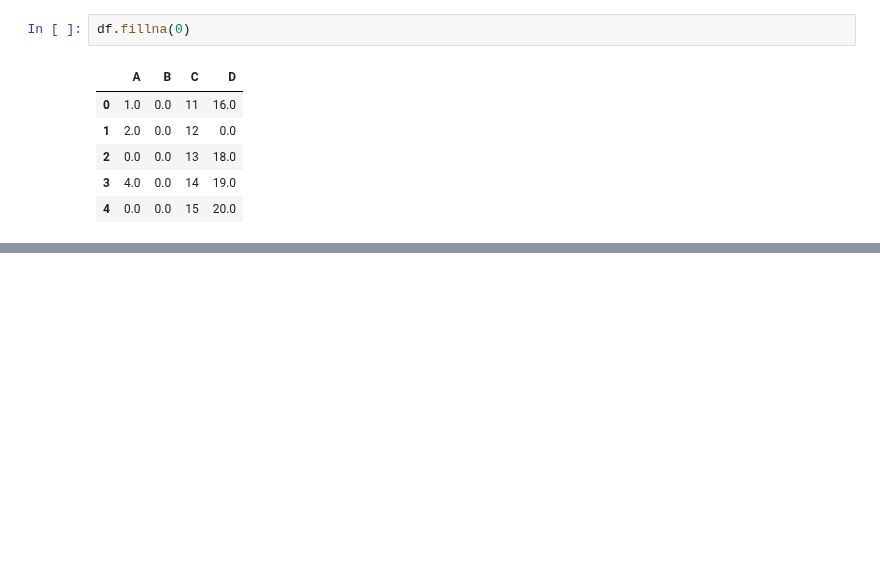
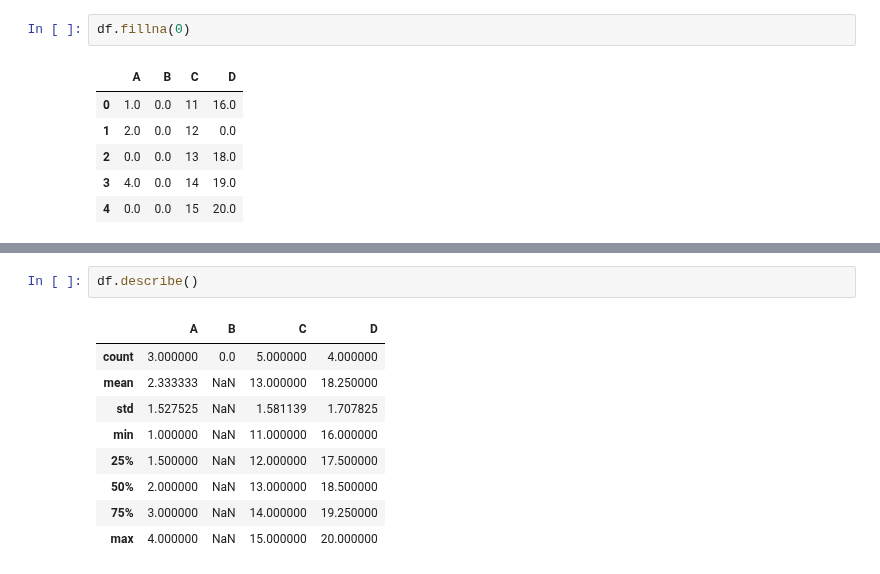
Before and after one commit to RaisulislamRimon/data-science-notes, a Jupyter notebook: module_6/module_6_class/class_1/2_panda.ipynb, the cells around one changed output, grey strips where cells are left out. Cells and saved outputs as stored; diff of their text form; blank space fills up the shorter version.

```diff
--- a/module_6/module_6_class/class_1/2_panda.ipynb
+++ b/module_6/module_6_class/class_1/2_panda.ipynb
@@ -645,0 +759,12 @@ df.fillna(0)
+# %%
+df.describe()
+# %% [output]
+|  | A | B | C | D |
+| count | 3.000000 | 0.0 | 5.000000 | 4.000000 |
+| mean | 2.333333 | NaN | 13.000000 | 18.250000 |
+| std | 1.527525 | NaN | 1.581139 | 1.707825 |
+| min | 1.000000 | NaN | 11.000000 | 16.000000 |
+| 25% | 1.500000 | NaN | 12.000000 | 17.500000 |
+| 50% | 2.000000 | NaN | 13.000000 | 18.500000 |
+| 75% | 3.000000 | NaN | 14.000000 | 19.250000 |
+| max | 4.000000 | NaN | 15.000000 | 20.000000 |
```
Also changed, not shown: parts of 16 cells of this notebook.
